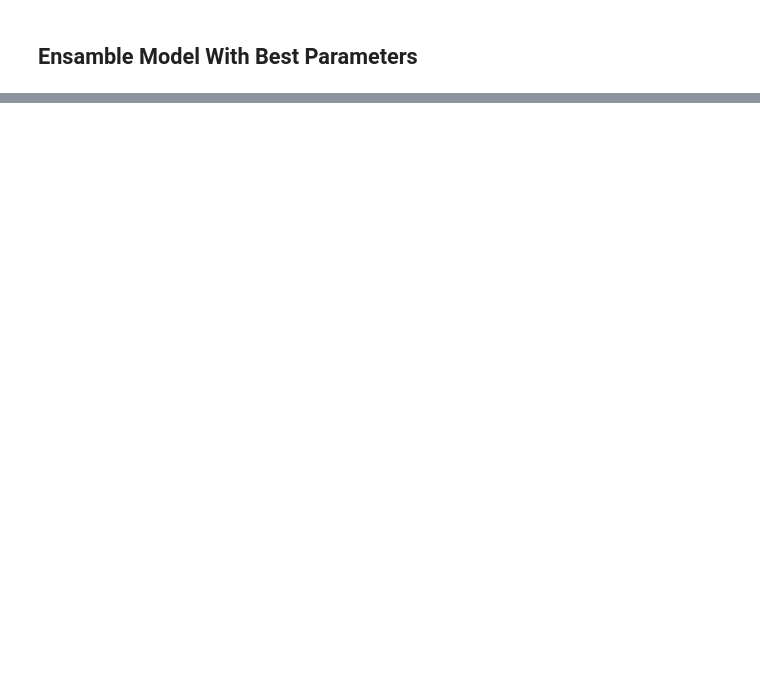
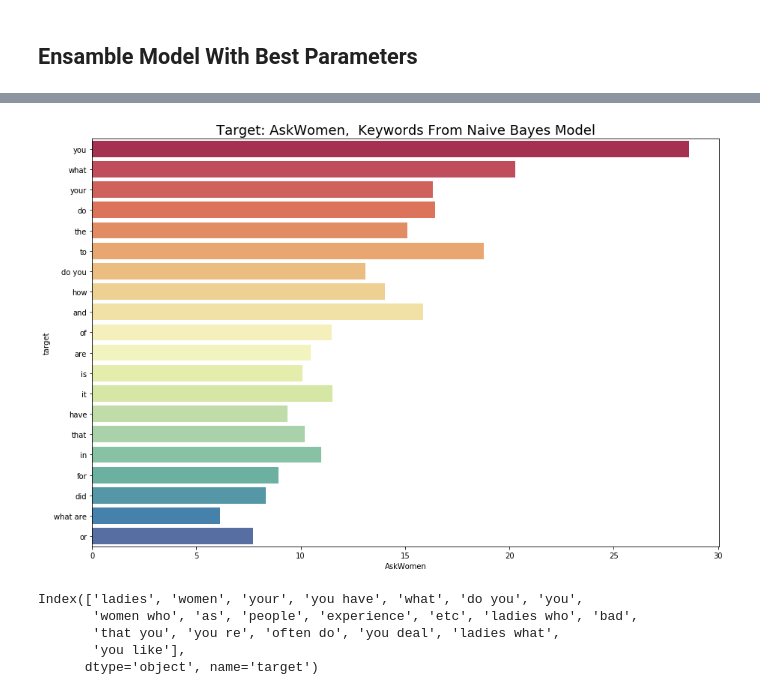
Before and after one commit to evolevelynli/reddit_classification_project, a Jupyter notebook: code/04_Model1_MenWomen_DF_With_Best_Parameters.ipynb, the cells around one changed output, grey strips where cells are left out. Cells and saved outputs as stored; diff of their text form; code cells hidden in the pictures; blank space fills up the shorter version.

```diff
--- a/code/04_Model1_MenWomen_DF_With_Best_Parameters.ipynb
+++ b/code/04_Model1_MenWomen_DF_With_Best_Parameters.ipynb
@@ -142,0 +290,3 @@ len(col_name)
+# %%
+#Building relationship word dataframe
+word_count = word_count.groupby('Subreddit').sum().T
@@ -142,0 +302,4 @@ len(col_name)
+# %%
+word_count.columns = ["AskMen", "AskWomen"]
+word_count.to_csv('../data/AskMen0AskWomen1wordcount.csv')
+word_count.head()
@@ -183,0 +425,20 @@ menwomen_word.sort_values(by = 'logit_coef', ascending = True).head()
+# %%
+#plotting Naive Bayes Keyword coefficients from lowest to highest
+plt.figure(figsize = (15,10))
+plt.title('Target: AskWomen,  Keywords From Naive Bayes Model', fontsize = 18)
+sns.barplot(y = word_count.loc[word_index,].index,
+            x = word_count.loc[word_index,]['AskWomen'],
+            palette="Spectral")
+plt.savefig('../images/AskWomen_Keywords(NB).png')
+# %% [output]
+[figure, added]
+# %%
+#extracting index to find word counts for Logistic Regression
+word_index2 = menwomen_word.sort_values(by = 'logit_coef', ascending = False).head(20).index
+word_index2
+# %% [output]
+Index(['ladies', 'women', 'your', 'you have', 'what', 'do you', 'you',
+       'women who', 'as', 'people', 'experience', 'etc', 'ladies who', 'bad',
+       'that you', 'you re', 'often do', 'you deal', 'ladies what',
+       'you like'],
+      dtype='object', name='target')
```
Also changed, not shown: parts of 92 cells of this notebook, 30 other files.
